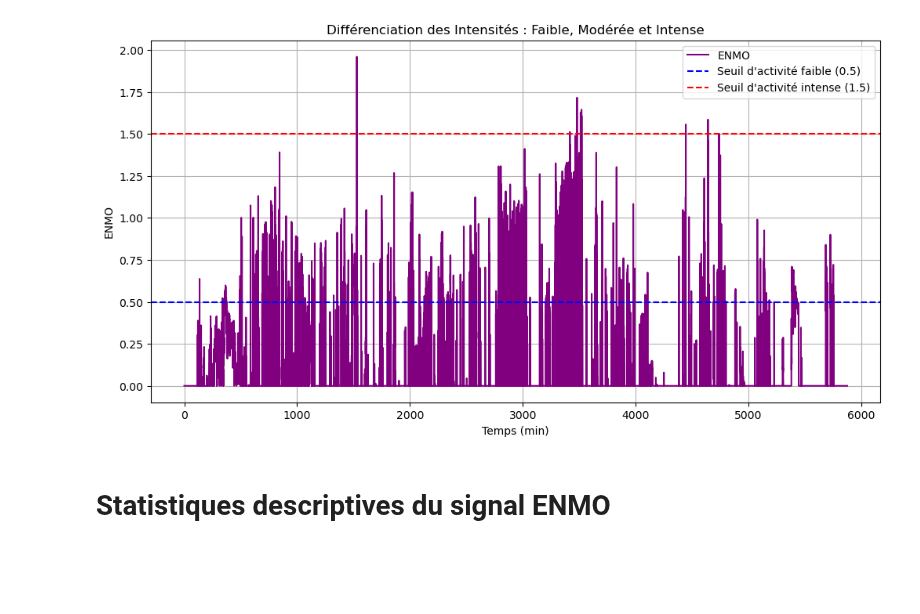
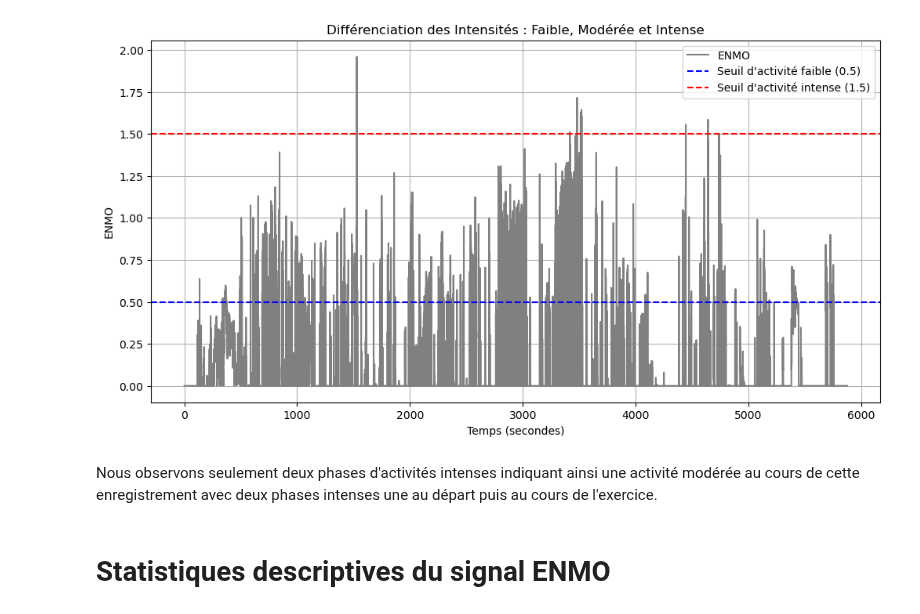
Before and after one commit to leyah-sa/AX3-Project, a Jupyter notebook: notebooks/Non-smoker/D) ENMO.ipynb, the cells around one changed output. Saved outputs shown, nothing was run; the diff lists cells and outputs as text; code cells hidden in the pictures; blank space fills up the shorter version.

```diff
--- a/notebooks/Non-smoker/D) ENMO.ipynb
+++ b/notebooks/Non-smoker/D) ENMO.ipynb
@@ -122,26 +155,28 @@ Pour distinguer clairement les trois types d’effort:
 # %%
 # Définir les seuils pour les intensités
 seuil_faible = 0.5
 seuil_intense = 1.5
 
 # Classifier les moments d'intensité
 moments_faibles = data[data['ENMO'] <= seuil_faible]
 moments_moderes = data[(data['ENMO'] > seuil_faible) & (data['ENMO'] <= seuil_intense)]
 moments_intenses = data[data['ENMO'] > seuil_intense]
 
 # Visualisation des intensités
 plt.figure(figsize=(12, 6))
-plt.plot(data['relative_time_minutes'], data['ENMO'], label="ENMO", color='purple')
+plt.plot(data['relative_time_minutes'], data['ENMO'], label="ENMO", color='grey')
 plt.axhline(y=seuil_faible, color='blue', linestyle='--', label="Seuil d'activité faible (0.5)")
 plt.axhline(y=seuil_intense, color='red', linestyle='--', label="Seuil d'activité intense (1.5)")
 plt.title("Différenciation des Intensités : Faible, Modérée et Intense")
-plt.xlabel("Temps (min)")
+plt.xlabel("Temps (secondes)")
 plt.ylabel("ENMO")
 plt.legend()
 plt.grid(True)
 plt.show()
 # %% [output]
-[figure, old version]
+[figure, new version]
+# %% [markdown]
+Nous observons seulement deux phases d'activités intenses indiquant ainsi une activité modérée au cours de cette enregistrement avec deux phases intenses une au départ puis au cours de l'exercice.
 # %% [markdown]
 # Statistiques descriptives du signal ENMO
 # %%
```
Also changed, not shown: parts of 15 cells of this notebook.
